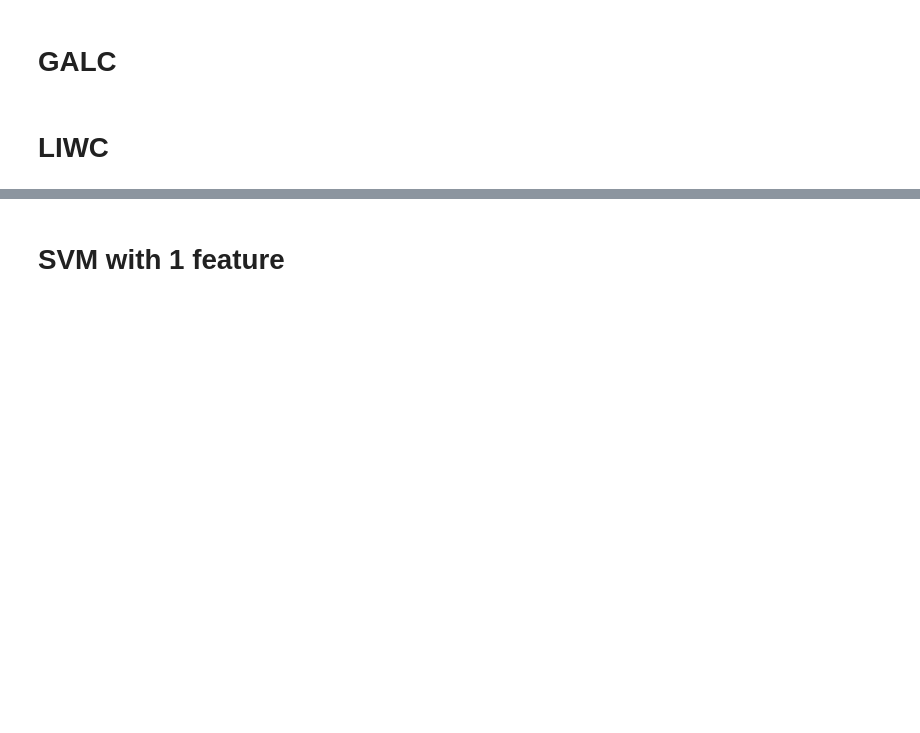
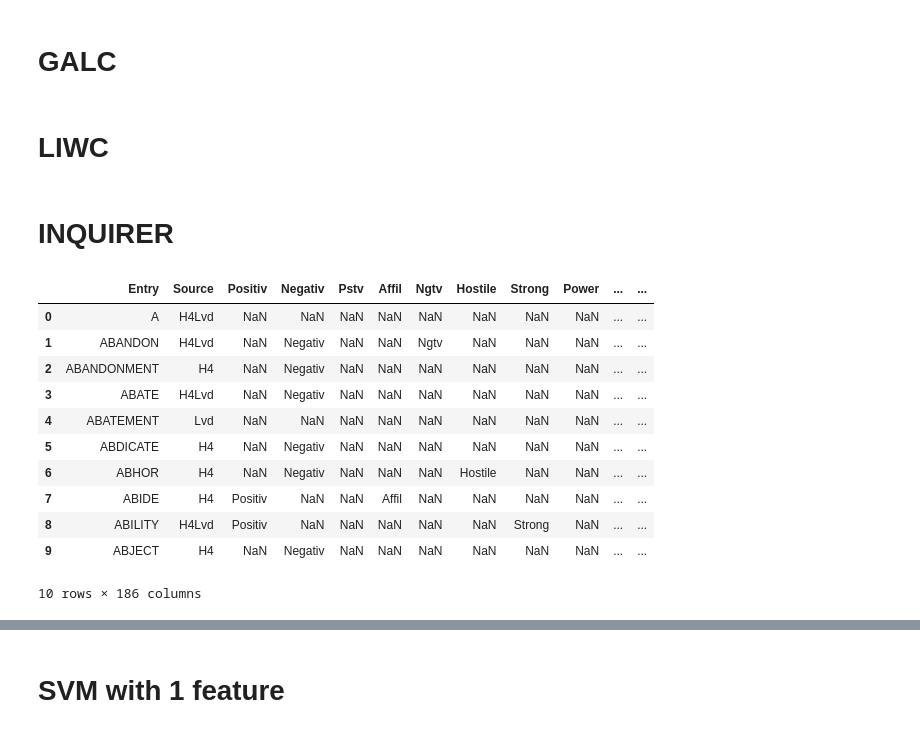
Before and after one commit to hammadojh/reviews_helpfulness, a Jupyter notebook: review_helpfulness_feature_eng.ipynb, the cells around one changed output, grey strips where cells are left out. Cells and saved outputs as stored; diff of their text form; code cells hidden in the pictures; blank space fills up the shorter version.

```diff
--- a/review_helpfulness_feature_eng.ipynb
+++ b/review_helpfulness_feature_eng.ipynb
@@ -318,3 +453,5 @@ for i,r in liwc_feature.iterrows():
     liwc_feature.iloc[i] = liwc_features(data.iloc[i]['review'])
 
 liwc_feature.to_csv('LIWC_Features.csv')
+# %% [markdown]
+# INQUIRER
@@ -320,0 +493,16 @@ liwc_feature.to_csv('LIWC_Features.csv')
+# %%
+inq = pd.read_excel('inquirerbasic.xls')
+inq.head(10)
+# %% [output]
+|  | Entry | Source | Positiv | Negativ | Pstv | Affil | Ngtv | Hostile | Strong | Power | ... | ... |
+| 0 | A | H4Lvd | NaN | NaN | NaN | NaN | NaN | NaN | NaN | NaN | ... | ... |
+| 1 | ABANDON | H4Lvd | NaN | Negativ | NaN | NaN | Ngtv | NaN | NaN | NaN | ... | ... |
+| 2 | ABANDONMENT | H4 | NaN | Negativ | NaN | NaN | NaN | NaN | NaN | NaN | ... | ... |
+| 3 | ABATE | H4Lvd | NaN | Negativ | NaN | NaN | NaN | NaN | NaN | NaN | ... | ... |
+| 4 | ABATEMENT | Lvd | NaN | NaN | NaN | NaN | NaN | NaN | NaN | NaN | ... | ... |
+| 5 | ABDICATE | H4 | NaN | Negativ | NaN | NaN | NaN | NaN | NaN | NaN | ... | ... |
+| 6 | ABHOR | H4 | NaN | Negativ | NaN | NaN | NaN | Hostile | NaN | NaN | ... | ... |
+| 7 | ABIDE | H4 | Positiv | NaN | NaN | Affil | NaN | NaN | NaN | NaN | ... | ... |
+| 8 | ABILITY | H4Lvd | Positiv | NaN | NaN | NaN | NaN | NaN | Strong | NaN | ... | ... |
+| 9 | ABJECT | H4 | NaN | Negativ | NaN | NaN | NaN | NaN | NaN | NaN | ... | ... |
+10 rows × 186 columns
```
Also changed, not shown: parts of 20 cells of this notebook, 14 other files.
